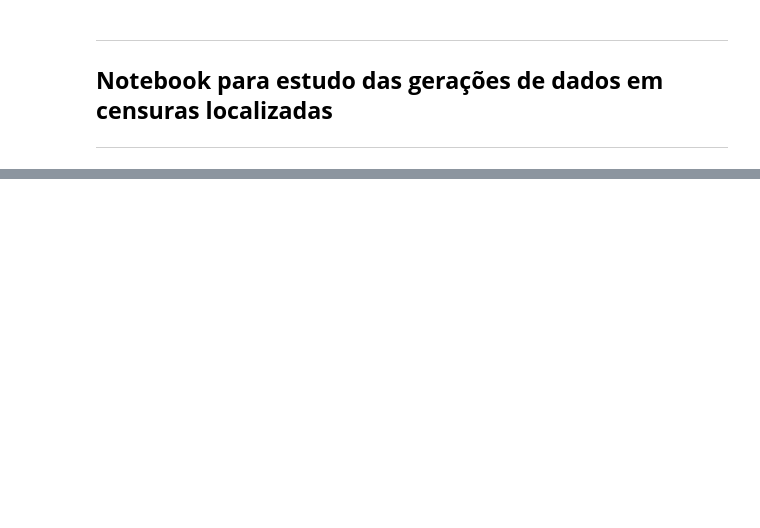
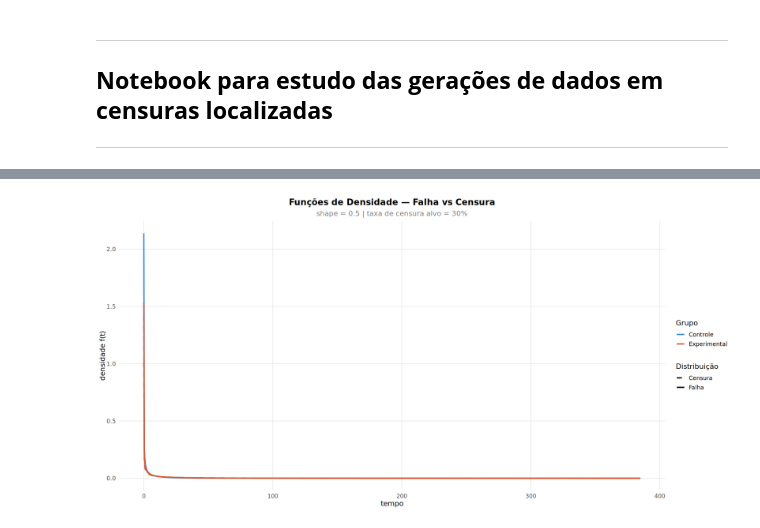
Before and after one commit to felipe-daiki/estudo_de_adequabilidade_de_poder_de_teste, a Jupyter notebook: estudo_da_censura_v0.ipynb, the cells around one changed output, grey strips where cells are left out. Cells and saved outputs as stored; diff of their text form; code cells hidden in the pictures; blank space fills up the shorter version.

```diff
--- a/estudo_da_censura_v0.ipynb
+++ b/estudo_da_censura_v0.ipynb
@@ -62,0 +146,42 @@ dados <- exemplo(distribuicao, n, pi,
+# %%
+t_seq <- seq(0.01, max(dados$z), length.out = 1000)
+
+fdp_falha_exp  <- dweibull(t_seq, shape = shape_falha_experimental_weibull,  scale = parametro_falha_experimental)
+fdp_falha_ctrl <- dweibull(t_seq, shape = shape_falha_controle_weibull,       scale = parametro_falha_controle)
+fdp_cens_exp   <- dweibull(t_seq, shape = shape_censura_experimental_weibull, scale = parametro_censura_experimental)
+fdp_cens_ctrl  <- dweibull(t_seq, shape = shape_censura_controle_weibull,     scale = parametro_censura_controle)
+
+df_fdp <- data.frame(
+  t       = rep(t_seq, 4),
+  density = c(fdp_falha_exp, fdp_falha_ctrl, fdp_cens_exp, fdp_cens_ctrl),
+  tipo    = rep(c("Falha", "Falha", "Censura", "Censura"), each = 1000),
+  grupo   = rep(c("Experimental", "Controle", "Experimental", "Controle"), each = 1000)
+)
+
+ggplot(df_fdp, aes(x = t, y = density, color = grupo, linetype = tipo)) +
+  geom_line(linewidth = 1.1) +
+  scale_color_manual(
+    name   = "Grupo",
+    values = c("Experimental" = "#D85A30", "Controle" = "#378ADD")
+  ) +
+  scale_linetype_manual(
+    name   = "Distribuição",
+    values = c("Falha" = "solid", "Censura" = "dashed")
+  ) +
+  labs(
+    title    = "Funções de Densidade — Falha vs Censura",
+    subtitle = paste0("shape = ", shape_falha_experimental_weibull,
+                      " | taxa de censura alvo = ", taxa_censura * 100, "%"),
+    x = "tempo",
+    y = "densidade f(t)"
+  ) +
+  theme_minimal(base_size = 13) +
+  theme(
+    legend.position  = "right",
+    legend.box       = "vertical",
+    plot.title       = element_text(face = "bold", hjust = 0.5),
+    plot.subtitle    = element_text(hjust = 0.5, color = "gray50"),
+    panel.grid.minor = element_blank()
+  )
+# %% [output]
+[figure, added]
```
Also changed, not shown: parts of 5 cells of this notebook, 1 other file.
